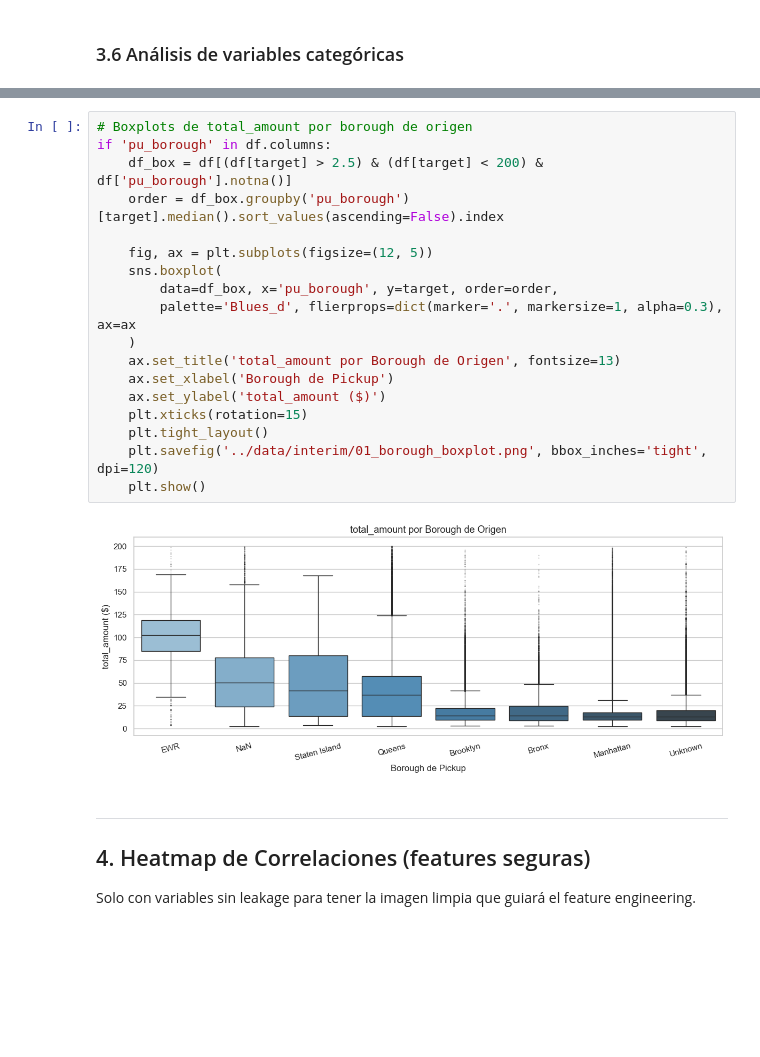
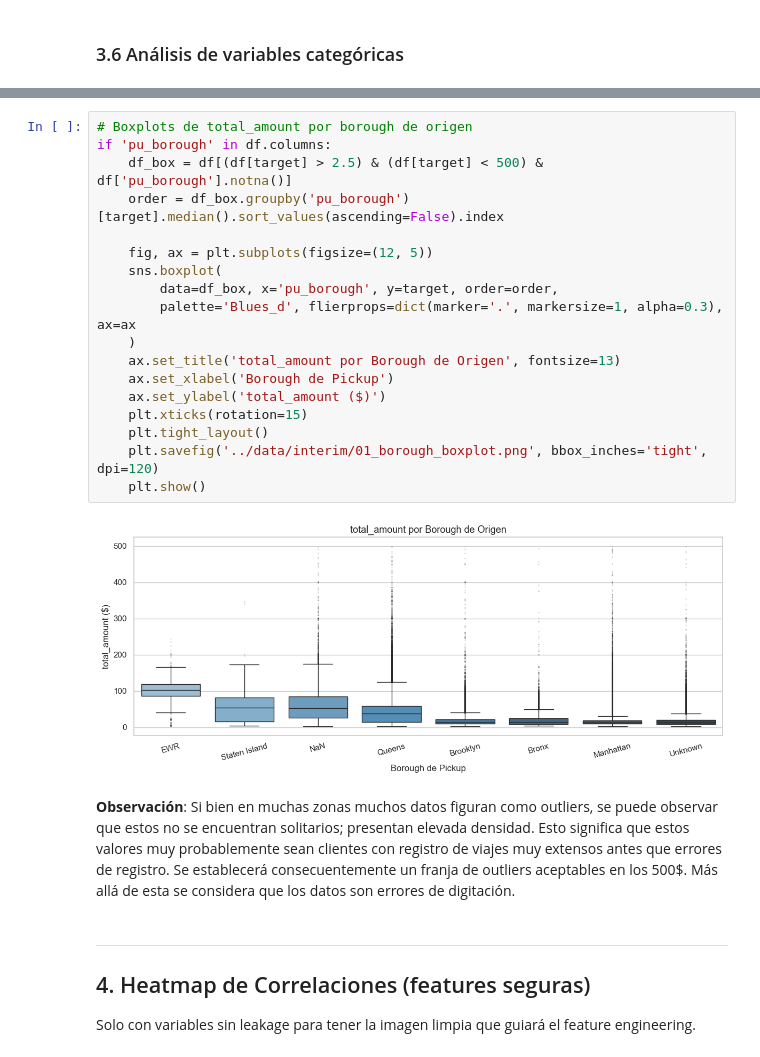
Before and after one commit to CarvillF/DataMining-Pset4, a Jupyter notebook: notebooks/01_eda.ipynb, the cells around one changed output, grey strips where cells are left out. Drawn from its saved outputs; the diff is of its cells as text; blank space fills up the shorter version.

```diff
--- a/notebooks/01_eda.ipynb
+++ b/notebooks/01_eda.ipynb
@@ -463,23 +474,25 @@ green      668004
 # %%
 # Boxplots de total_amount por borough de origen
 if 'pu_borough' in df.columns:
-    df_box = df[(df[target] > 2.5) & (df[target] < 200) & df['pu_borough'].notna()]
+    df_box = df[(df[target] > 2.5) & (df[target] < 500) & df['pu_borough'].notna()]
     order = df_box.groupby('pu_borough')[target].median().sort_values(ascending=False).index
 
     fig, ax = plt.subplots(figsize=(12, 5))
     sns.boxplot(
         data=df_box, x='pu_borough', y=target, order=order,
         palette='Blues_d', flierprops=dict(marker='.', markersize=1, alpha=0.3), ax=ax
     )
     ax.set_title('total_amount por Borough de Origen', fontsize=13)
     ax.set_xlabel('Borough de Pickup')
     ax.set_ylabel('total_amount ($)')
     plt.xticks(rotation=15)
     plt.tight_layout()
     plt.savefig('../data/interim/01_borough_boxplot.png', bbox_inches='tight', dpi=120)
     plt.show()
 # %% [output]
-[figure, old version]
+[figure, new version]
+# %% [markdown]
+**Observación**: Si bien en muchas zonas muchos datos figuran como outliers, se puede observar que estos no se encuentran solitarios; presentan elevada densidad. Esto significa que estos valores muy probablemente sean clientes con registro de viajes muy extensos antes que errores de registro. Se establecerá consecuentemente un franja de outliers aceptables en los 500$. Más allá de esta se considera que los datos son errores de digitación.
 # %% [markdown]
 ---
 ## 4. Heatmap de Correlaciones (features seguras)
```
Also changed, not shown: parts of 28 cells of this notebook, 5 other files.
